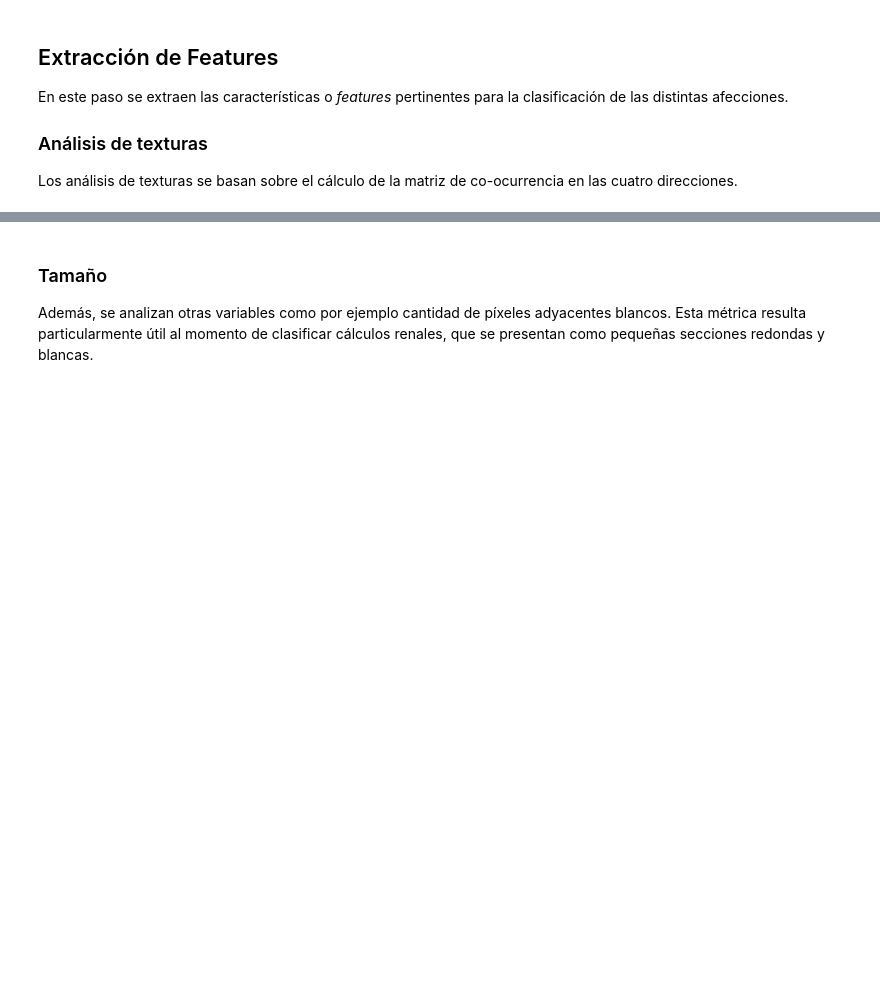
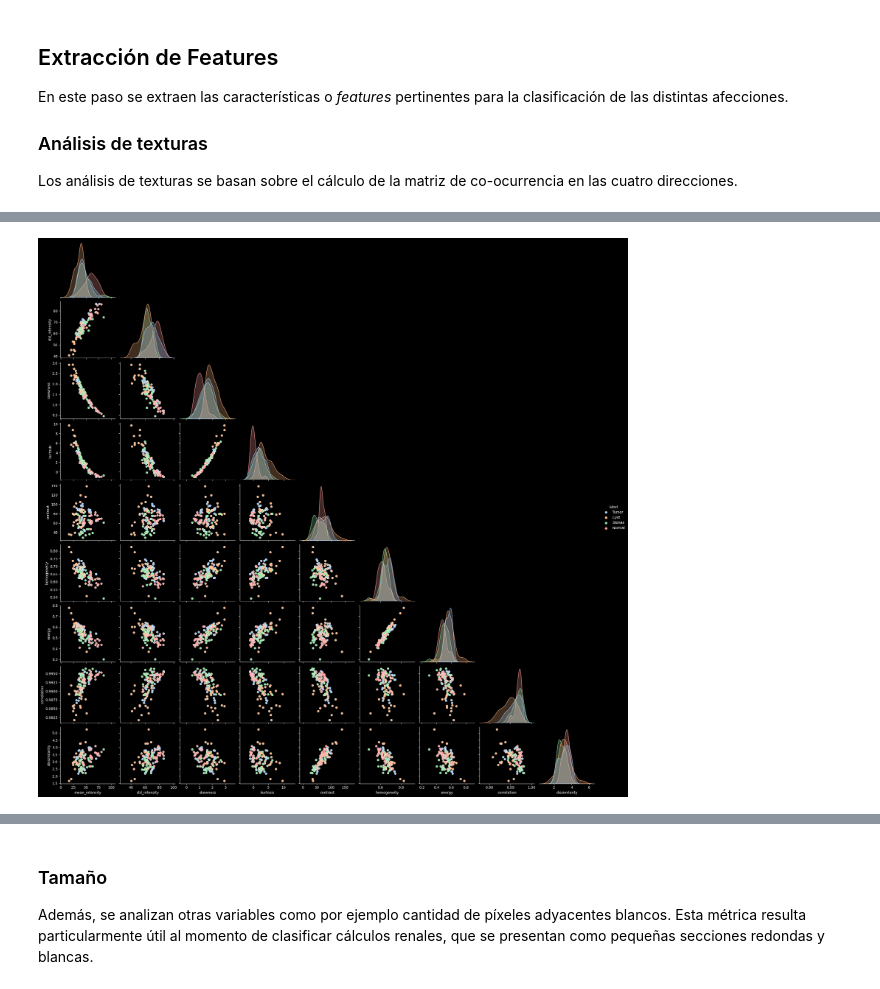
Before and after one commit to milalangone/kidney_segmentation, a Jupyter notebook: TP_PIB_LangoneRondinellaSimoncelliTerrazas.ipynb, the cells around one changed output, grey strips where cells are left out. Cells and saved outputs as stored; diff of their text form; code cells hidden in the pictures; blank space fills up the shorter version.

Commit message:
Updated ML training models

```diff
--- a/TP_PIB_LangoneRondinellaSimoncelliTerrazas.ipynb
+++ b/TP_PIB_LangoneRondinellaSimoncelliTerrazas.ipynb
@@ -301,0 +390,22 @@ def
+# %%
+labels = ['Tumor', 'Cyst', 'Stones', 'Normal']
+
+path_cysts_cut = '/content/drive/MyDrive/TP PIB/archive/CT-KIDNEY-DATASET-Normal-Cyst-Tumor-Stone/CT-KIDNEY-DATASET-Normal-Cyst-Tumor-Stone/Training Cyst'
+path_stones_cut = '/content/drive/MyDrive/TP PIB/archive/CT-KIDNEY-DATASET-Normal-Cyst-Tumor-Stone/CT-KIDNEY-DATASET-Normal-Cyst-Tumor-Stone/Training Stone'
+path_normal_cut = '/content/drive/MyDrive/TP PIB/archive/CT-KIDNEY-DATASET-Normal-Cyst-Tumor-Stone/CT-KIDNEY-DATASET-Normal-Cyst-Tumor-Stone/Training Normal'
+path_tumor_cut = '/content/drive/MyDrive/TP PIB/archive/CT-KIDNEY-DATASET-Normal-Cyst-Tumor-Stone/CT-KIDNEY-DATASET-Normal-Cyst-Tumor-Stone/Training Tumor'
+
+filtered_normal = gaussian(path_normal_cut, 5, 1)
+filtered_cysts = gaussian(path_cysts_cut, 5, 1)
+filtered_tumor = gaussian(path_tumor_cut, 5, 1)
+filtered_stones = gaussian(path_stones_cut, 5, 1)
+
+paths_cut = [filtered_tumor, filtered_cysts, filtered_stones, filtered_normal]
+# %%
+dfs = []
+
+for path, label in zip(segmented_paths,labels):
+    df_by_label = create_dataframe(path, label)
+    dfs.append(df_by_label)
+
+df = pd.concat(dfs, ignore_index = True)
@@ -301,0 +424,4 @@ def
+# %%
+sns.pairplot(df, hue = 'label', palette = 'pastel', corner = True);
+# %% [output]
+[figure, added]
```
Also changed, not shown: parts of 27 cells of this notebook.
